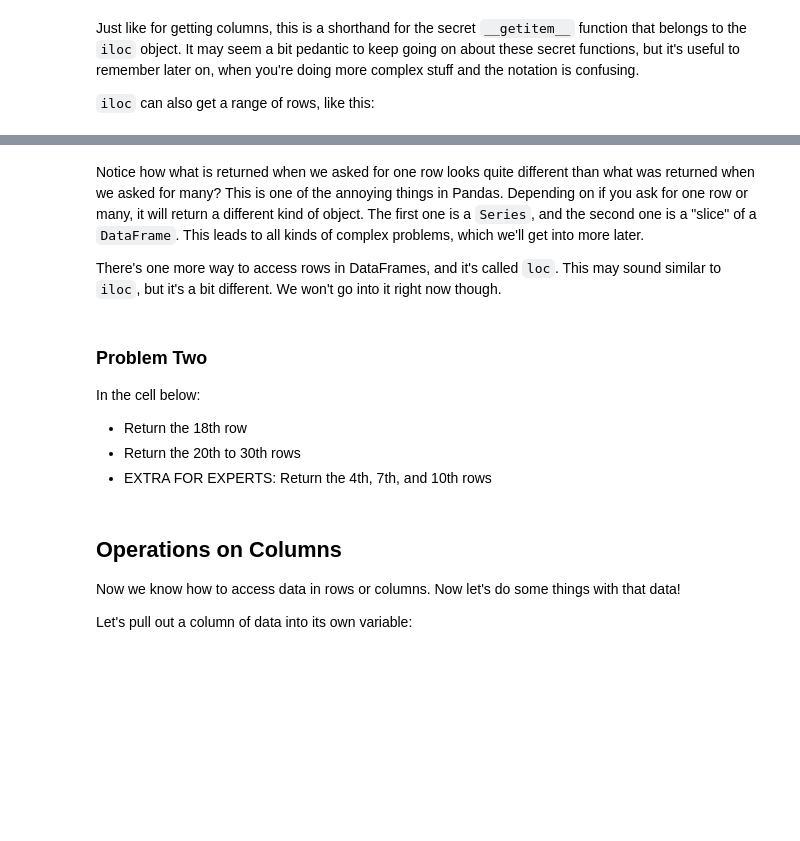
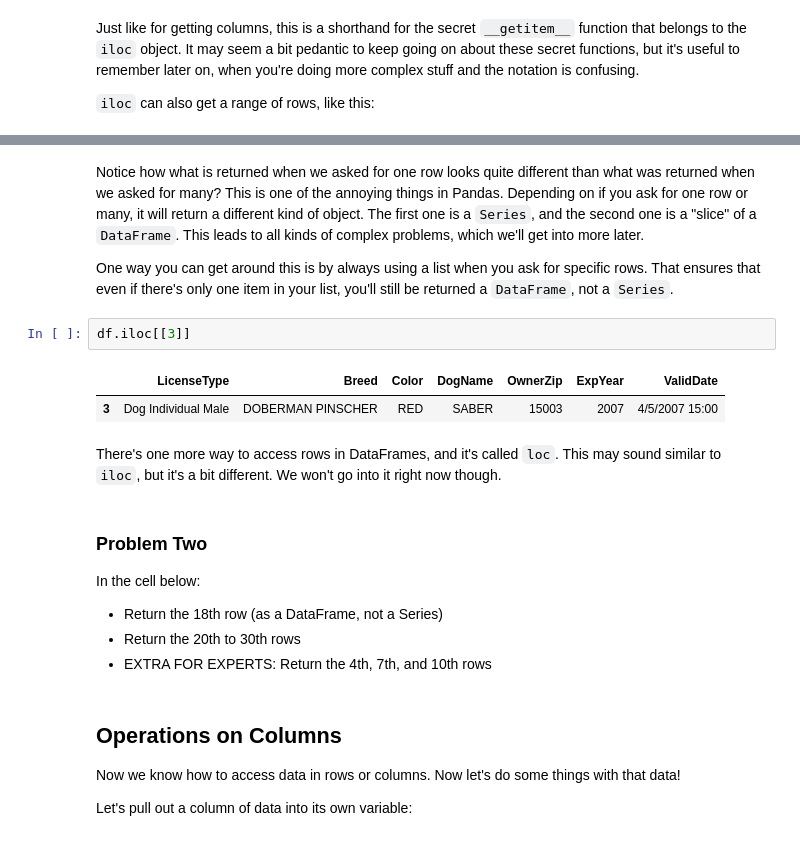
Before and after one commit to SimonCarryer/pandas_tutorial, a Jupyter notebook: Part One - Rows and Columns.ipynb, the cells around one changed output, grey strips where cells are left out. Cells and saved outputs as stored; diff of their text form; blank space fills up the shorter version.

```diff
--- a/Part One - Rows and Columns.ipynb
+++ b/Part One - Rows and Columns.ipynb
@@ -117,12 +97,19 @@ df.iloc[4:9]
 # %% [markdown]
 Notice how what is returned when we asked for one row looks quite different than what was returned when we asked for many? This is one of the annoying things in Pandas. Depending on if you ask for one row or many, it will return a different kind of object. The first one is a `Series`, and the second one is a "slice" of a `DataFrame`. This leads to all kinds of complex problems, which we'll get into more later.
 
-There's one more way to access rows in DataFrames, and it's called `loc`. This may sound similar to `iloc`, but it's a bit different. We won't go into it right now though.
+One way you can get around this is by always using a list when you ask for specific rows. That ensures that even if there's only one item in your list, you'll still be returned a `DataFrame`, not a `Series`.
+# %%
+df.iloc[[3]]
+# %% [output]
+|  | LicenseType | Breed | Color | DogName | OwnerZip | ExpYear | ValidDate |
+| 3 | Dog Individual Male | DOBERMAN PINSCHER | RED | SABER | 15003 | 2007 | 4/5/2007 15:00 |
+# %% [markdown]
+There's one more way to access rows in DataFrames, and it's called `loc`. This may sound similar to `iloc`, but it's a bit different. We won't go into it right now though.
 # %% [markdown]
 ### Problem Two
 
 In the cell below:
-* Return the 18th row
+* Return the 18th row (as a DataFrame, not a Series)
 * Return the 20th to 30th rows
 * EXTRA FOR EXPERTS: Return the 4th, 7th, and 10th rows
 # %% [markdown]
```
Also changed, not shown: parts of 5 cells of this notebook.
